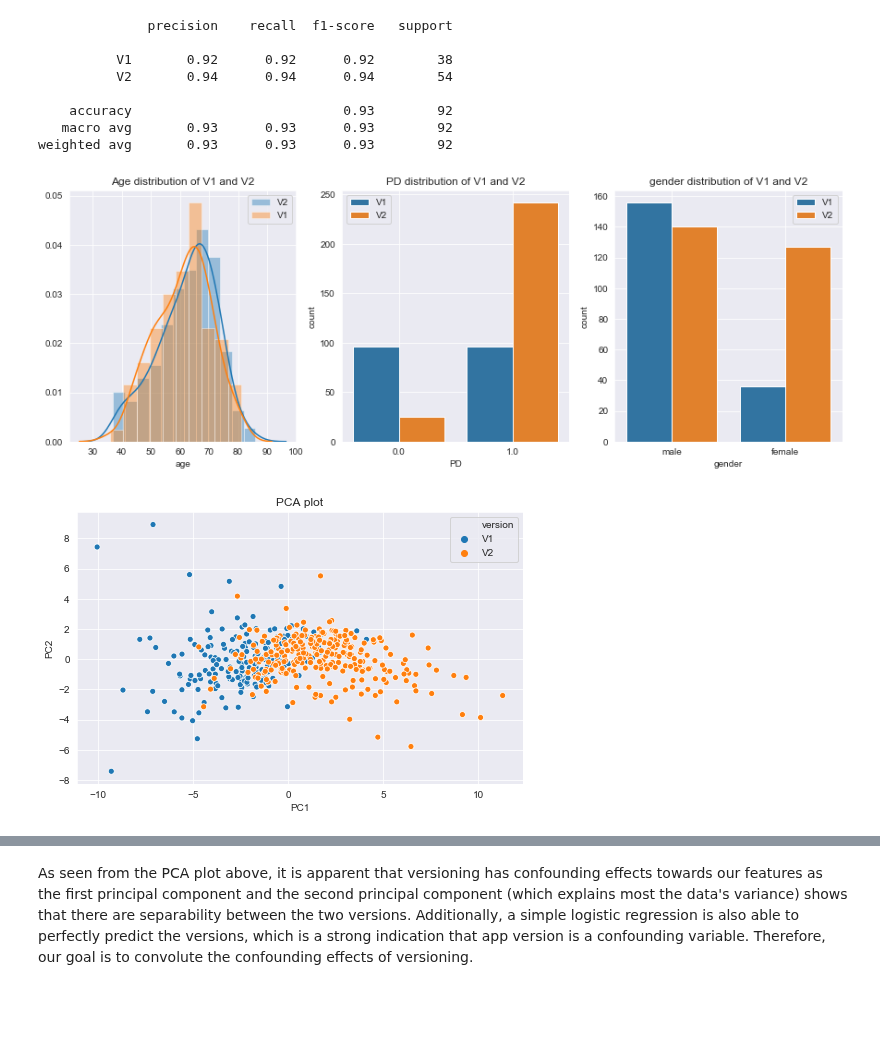
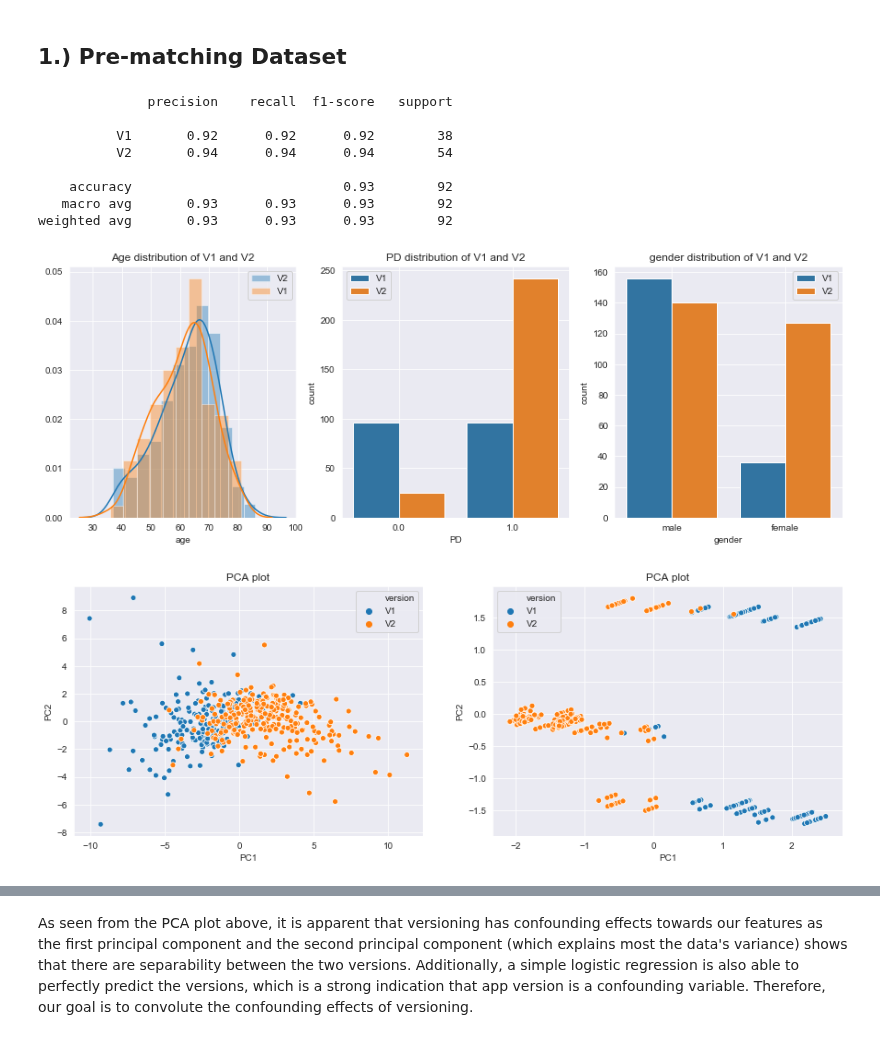
Before and after one commit to arytontediarjo/mPower-Analysis, a Jupyter notebook: Other-analysis-notebook/matching_preliminary_ideas.ipynb, the cells around one changed output, grey strips where cells are left out. Saved outputs shown, nothing was run; the diff lists cells and outputs as text; code cells hidden in the pictures; blank space fills up the shorter version.

```diff
--- a/Other-analysis-notebook/matching_preliminary_ideas.ipynb
+++ b/Other-analysis-notebook/matching_preliminary_ideas.ipynb
@@ -181,14 +340,24 @@ female_PD_data = data_subs_6[(data_subs_6["gender"] == "female")
-# %%
-show_distribution(data_all)
-PCA_plotter(data_all, "version")
-# %% [output]
-              precision    recall  f1-score   support
-
-          V1       0.92      0.92      0.92        38
-          V2       0.94      0.94      0.94        54
-
-    accuracy                           0.93        92
-   macro avg       0.93      0.93      0.93        92
-weighted avg       0.93      0.93      0.93        92
-[figure, removed]
-[figure, removed]
+# %% [markdown]
+## 1.) Pre-matching Dataset
+# %%
+## get encoded data
+encoded_data = OHE_data(data)[0]
+
+## column feature lists
+walking_feat_cols = [feat for feat in data.columns if "." in feat]
+metadata_feat_cols = [feat for feat in data.columns if ("." not in feat) and ("healthCode" not in feat)]
+OHE_feat_cols = OHE_data(data)[1]
+# %%
+show_distribution(encoded_data[metadata_feat_cols], "version")
+PCA_plotter(encoded_data, walking_feat_cols, OHE_feat_cols, "version")
+# %% [output]
+              precision    recall  f1-score   support
+
+          V1       0.92      0.92      0.92        38
+          V2       0.94      0.94      0.94        54
+
+    accuracy                           0.93        92
+   macro avg       0.93      0.93      0.93        92
+weighted avg       0.93      0.93      0.93        92
+[figure, added]
+[figure, added]
```
Also changed, not shown: parts of 35 cells of this notebook, 3 other files.
